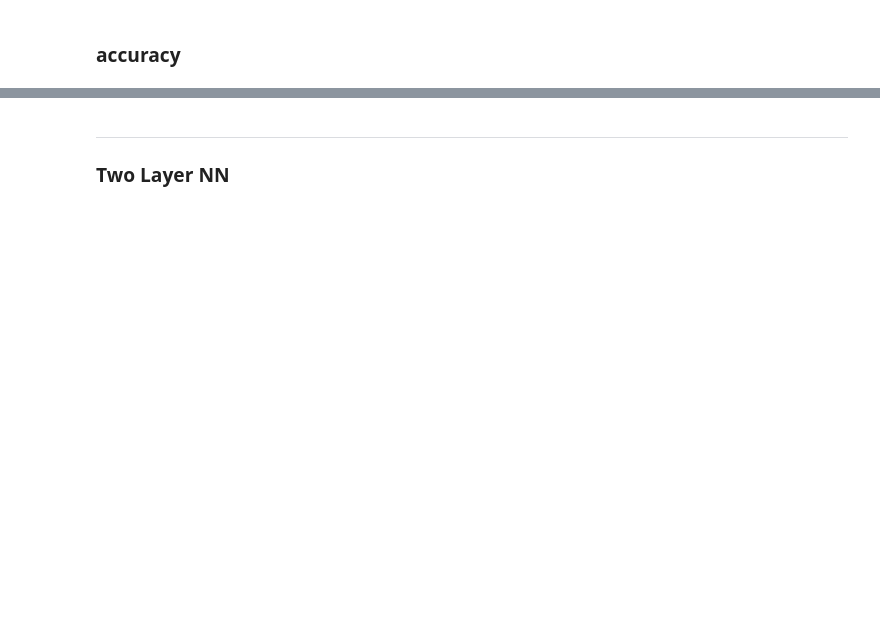
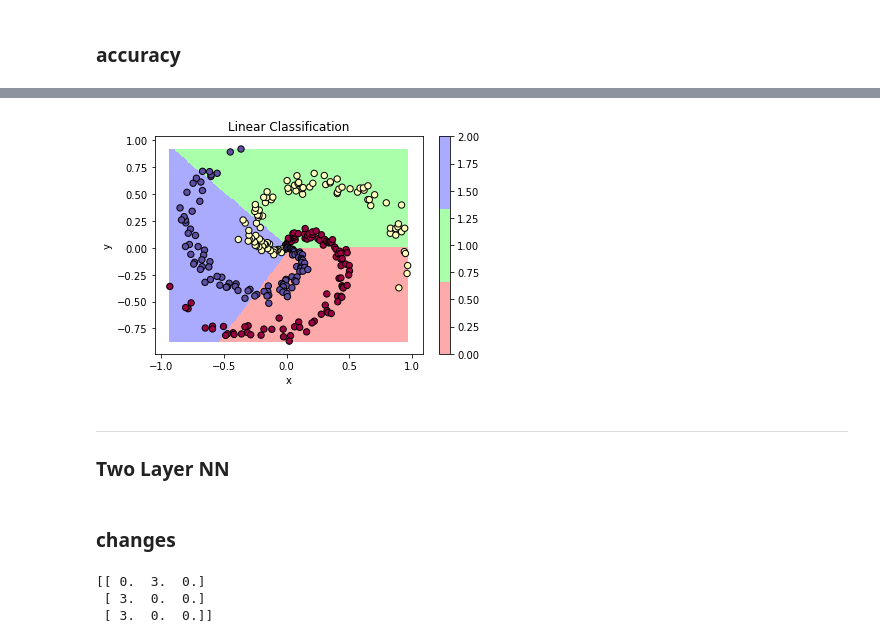
Before and after one commit to cwyang/python, a Jupyter notebook: A neural network sample from cs231n.ipynb, the cells around one changed output, grey strips where cells are left out. Cells and saved outputs as stored; diff of their text form; code cells hidden in the pictures; blank space fills up the shorter version.

```diff
--- a/A neural network sample from cs231n.ipynb
+++ b/A neural network sample from cs231n.ipynb
@@ -152,3 +191,37 @@ traning accuracy: 0.53
+# %%
+# another approach
+def showBoundary2(X,y,W,b,title):
+    #Plot data set
+    #labels=['sr','og','^b']
+    #for i in [0,1,2]:
+    #  plt.plot(X[y==i,0],X[y==i,1],labels[i-1], markeredgecolor='black');
+
+    #Prepare grid for plotting decision surface
+    gx1, gx2 = np.meshgrid(np.arange(min(X[:,0]), max(X[:,0]),(max(X[:,0])-min(X[:,0]))/200.0 ),
+                             np.arange(min(X[:,1]), max(X[:,1]),(max(X[:,1])-min(X[:,1]))/200.0))
+    gx1l = gx1.flatten()
+    gx2l = gx2.flatten()
+    gx   = np.vstack((gx1l,gx2l)).T
+    #Compute a prediction for every point in the grid
+    Z = np.dot(gx,W) + b
+    Z = np.argmax(Z, axis=1)
+    Z = Z.reshape(gx1.shape)
+    # Draw boundary
+    cmap_light = ListedColormap(['#FFAAAA', '#AAFFAA', '#AAAAFF'])
+    plt.pcolormesh(gx1,gx2,Z,cmap=cmap_light)
+    plt.colorbar();
+
+    plt.scatter(X[:, 0], X[:, 1], c=y, s=40, cmap=plt.cm.Spectral, edgecolor='black')
+
+    plt.xlabel('x');
+    plt.ylabel('y');
+    plt.axis('tight');
+    plt.title(title);
+    plt.show()
+
+showBoundary2(X,y,W,b,"Linear Classification")
+# %% [output]
+[figure, added]
 # %% [markdown]
 ---
 ### Two Layer NN
@@ -154,0 +239,2 @@ traning accuracy: 0.53
+# %% [markdown]
+### changes
@@ -154,0 +252,8 @@ traning accuracy: 0.53
+# %%
+a=np.zeros((3,3))
+a[range(3),[1,0,0]] = 3
+print a
+# %% [output]
+[[ 0.  3.  0.]
+ [ 3.  0.  0.]
+ [ 3.  0.  0.]]
```
Also changed, not shown: parts of 10 cells of this notebook.
